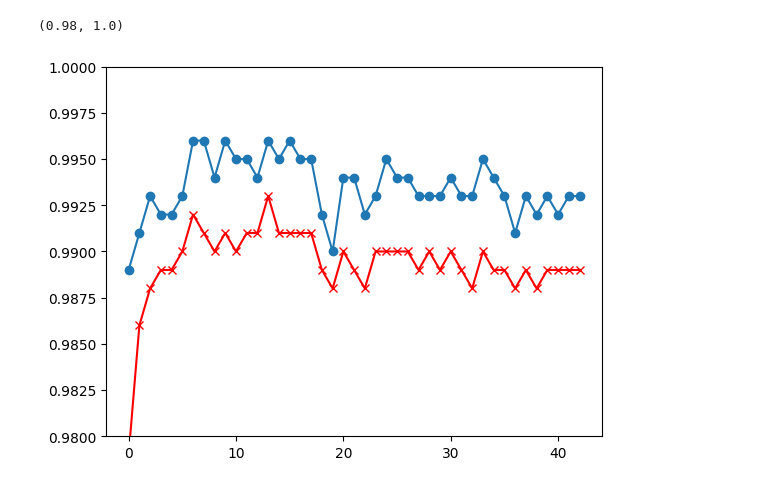
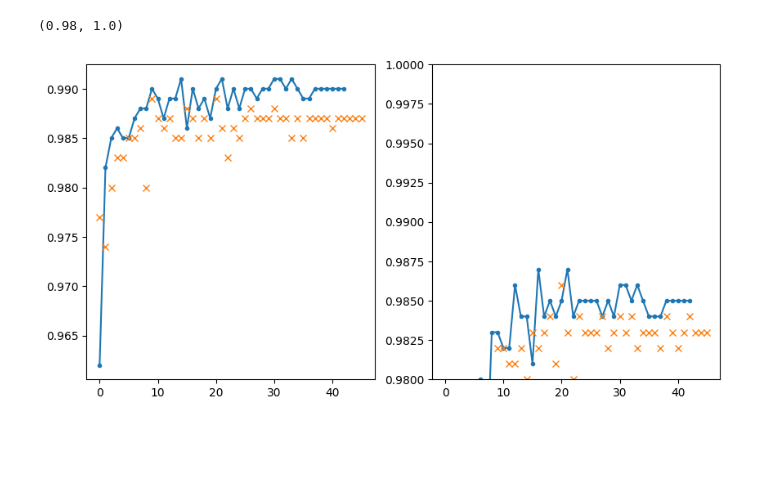
Before and after one commit to zma-wakehealth/train_wfu, a Jupyter notebook: plot_loss.ipynb, the cells around one changed output. Drawn from its saved outputs; the diff is of its cells as text; code cells hidden in the pictures; blank space fills up the shorter version.

```diff
--- a/plot_loss.ipynb
+++ b/plot_loss.ipynb
@@ -39,7 +30,12 @@ plt.plot(training_loss, '.-');
-# %%
-plt.plot(name_f1, 'o-');
-plt.plot(eval_loss, 'rx-');
-plt.ylim([0.98, 1.0])
-# %% [output]
-(0.98, 1.0)
-[figure, removed]
+# %%
+_, axs = plt.subplots(1, 2, figsize=(10,5))
+axs[0].plot(name_f1_1, '.-');
+axs[0].plot(name_f1_2, 'x');
+
+axs[1].plot(eval_loss_1, '.-');
+axs[1].plot(eval_loss_2, 'x');
+
+plt.ylim([0.98, 1.0])
+# %% [output]
+(0.98, 1.0)
+[figure, added]
```
Also changed, not shown: parts of 9 cells of this notebook, 4 other files.
